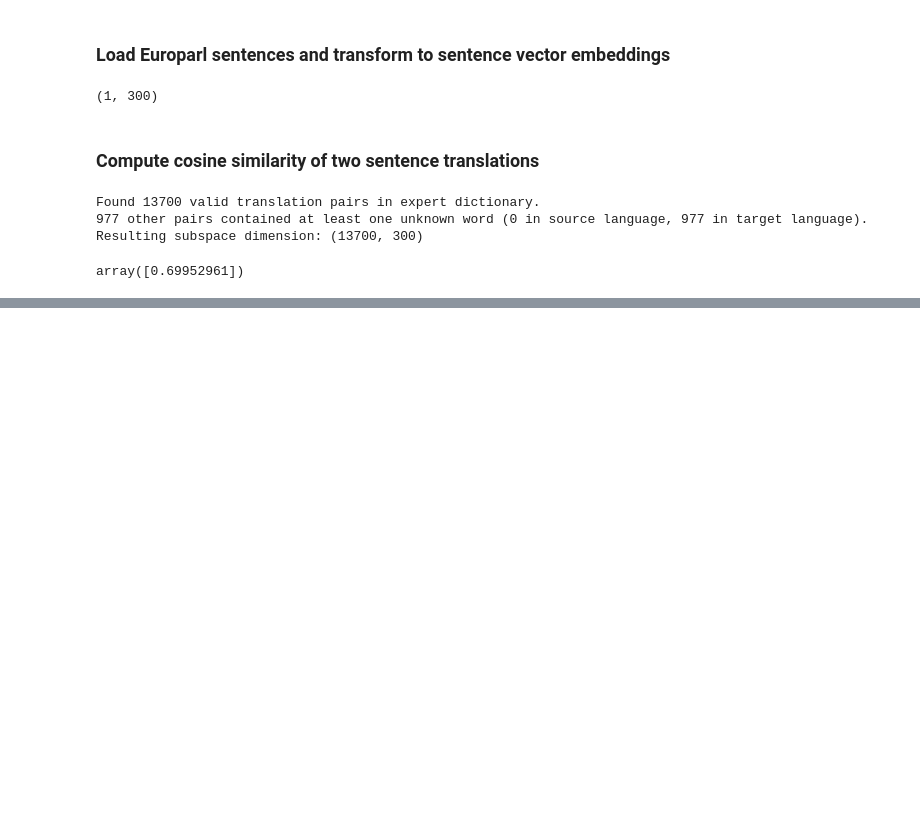
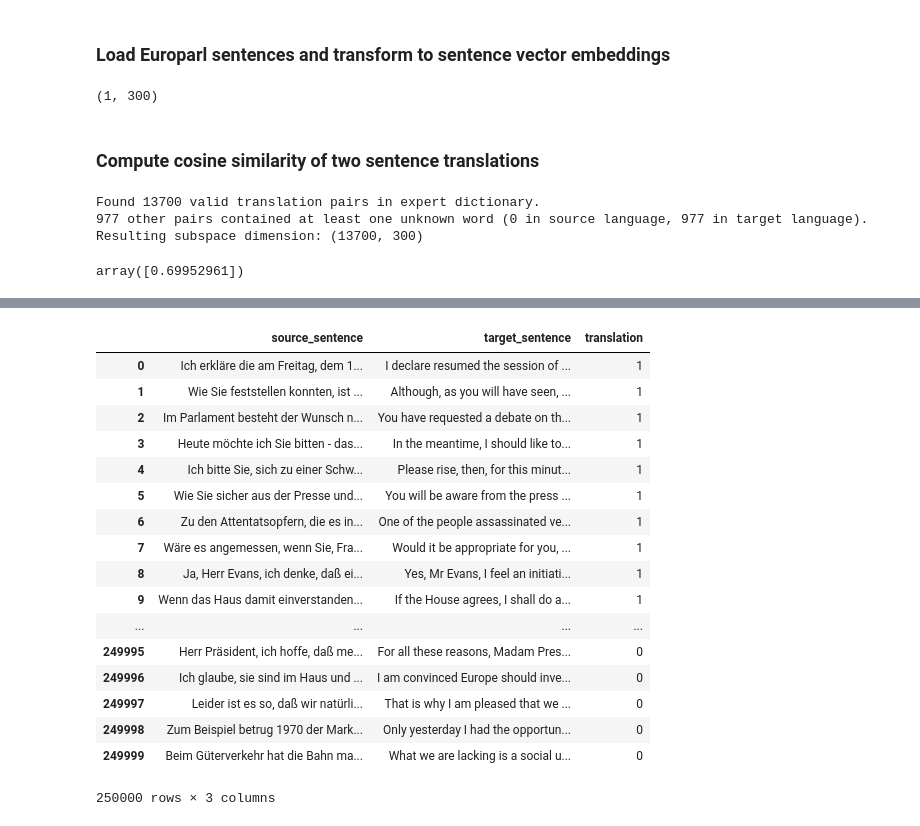
Before and after one commit to janschwedhelm/ir-crosslingual, a Jupyter notebook: supervised_classification/demo2.ipynb, the cells around one changed output, grey strips where cells are left out. Saved outputs shown, nothing was run; the diff lists cells and outputs as text; code cells hidden in the pictures; blank space fills up the shorter version.

```diff
--- a/supervised_classification/demo2.ipynb
+++ b/supervised_classification/demo2.ipynb
@@ -141,0 +201,3 @@ array([0.69952961])
+# %%
+df_train = df[:50000]
+df_train.loc[:, 'translation'] = 1
@@ -141,0 +243,21 @@ array([0.69952961])
+# %%
+df_train
+# %% [output]
+|  | source_sentence | target_sentence | translation |
+| 0 | Ich erkläre die am Freitag, dem 1... | I declare resumed the session of ... | 1 |
+| 1 | Wie Sie feststellen konnten, ist ... | Although, as you will have seen, ... | 1 |
+| 2 | Im Parlament besteht der Wunsch n... | You have requested a debate on th... | 1 |
+| 3 | Heute möchte ich Sie bitten - das... | In the meantime, I should like to... | 1 |
+| 4 | Ich bitte Sie, sich zu einer Schw... | Please rise, then, for this minut... | 1 |
+| 5 | Wie Sie sicher aus der Presse und... | You will be aware from the press ... | 1 |
+| 6 | Zu den Attentatsopfern, die es in... | One of the people assassinated ve... | 1 |
+| 7 | Wäre es angemessen, wenn Sie, Fra... | Would it be appropriate for you, ... | 1 |
+| 8 | Ja, Herr Evans, ich denke, daß ei... | Yes, Mr Evans, I feel an initiati... | 1 |
+| 9 | Wenn das Haus damit einverstanden... | If the House agrees, I shall do a... | 1 |
+| ... | ... | ... | ... |
+| 249995 | Herr Präsident, ich hoffe, daß me... | For all these reasons, Madam Pres... | 0 |
+| 249996 | Ich glaube, sie sind im Haus und ... | I am convinced Europe should inve... | 0 |
+| 249997 | Leider ist es so, daß wir natürli... | That is why I am pleased that we ... | 0 |
+| 249998 | Zum Beispiel betrug 1970 der Mark... | Only yesterday I had the opportun... | 0 |
+| 249999 | Beim Güterverkehr hat die Bahn ma... | What we are lacking is a social u... | 0 |
+250000 rows × 3 columns
```
Also changed, not shown: parts of 8 cells of this notebook.
